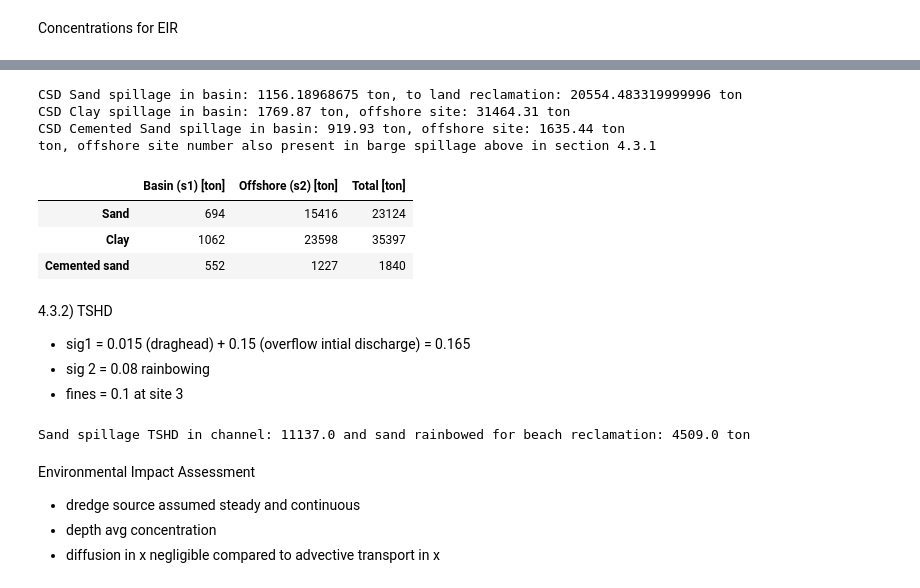
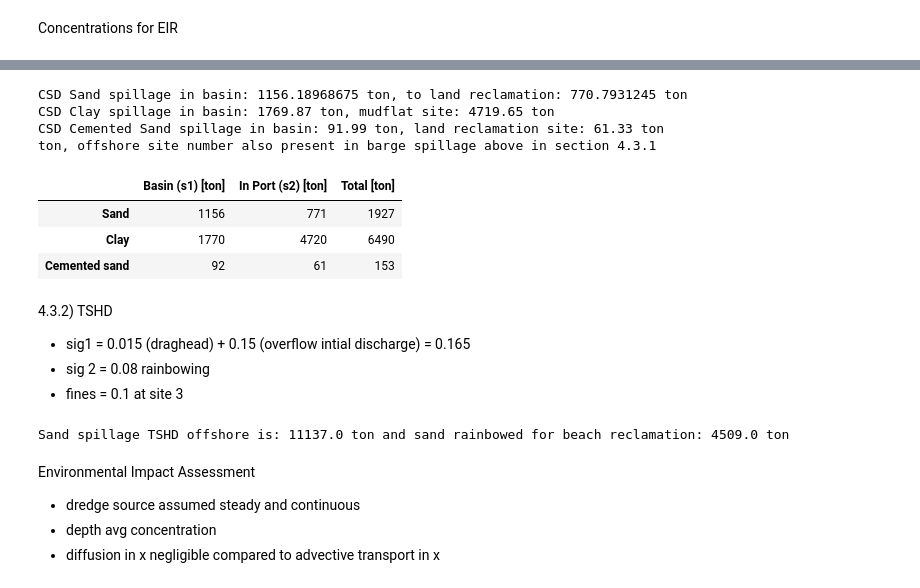
Before and after one commit to denisepierce01/Dredging, a Jupyter notebook: Dredging.ipynb, the cells around one changed output, grey strips where cells are left out. Cells and saved outputs as stored; diff of their text form; code cells hidden in the pictures.

```diff
--- a/Dredging.ipynb
+++ b/Dredging.ipynb
@@ -1226,38 +1235,38 @@ Sand will be disposed of in land reclamation and clay & cemented sand will be di
 #sig1= during excavation the % of fines entrained from cutter (Becker 2015)
 #sig2 = % of fines released during disposal (from becker 2015)
 
-s_CSD_Sand1 = Spillage_basin(basin_Sand_vol, dry_dens_sand, f=0.35, sig1 = 0.05, sig2 = 0.08)
+s_CSD_Sand1 = Spillage_basin(basin_Sand_vol, dry_dens_sand, f=0.35, sig1 = 0.05, sig2 = 0.03)
 s_CSD_Clay1 = Spillage_basin(basin_Clay_vol, dry_dens_clay, f=1, sig1 = 0.05, sig2 = 0.08) # *0.1 for bubble efficiency of bubble screen and 0.9 for CSD cut ratio
-s_CSD_cementedsand1 = Spillage_basin(basin_Cemented_Sand_vol, dry_dens_cemented_sand, f=0.04, sig1 = 0.05, sig2 = 0.08) #4% FINES # *0.9 for CSD cut ratio
+s_CSD_cementedsand1 = Spillage_basin(basin_Cemented_Sand_vol, dry_dens_cemented_sand, f=0.04, sig1 = 0.05, sig2 = 0.03) #4% FINES # *0.9 for CSD cut ratio
 
-print('CSD Sand spillage in basin:', s_CSD_Sand1[0]*0.9*0.1, 'ton, to land reclamation:', s_CSD_Sand1[1], 'ton')
-print('CSD Clay spillage in basin:', f'{s_CSD_Clay1[0]*0.9 *0.1:.2f}', 'ton, offshore site:', f'{s_CSD_Clay1[1]:.2f}', 'ton')
-print('CSD Cemented Sand spillage in basin:', f'{s_CSD_cementedsand1[0]*0.9:.2f}', 'ton, offshore site:', f'{s_CSD_cementedsand1[1]:.2f}', 'ton')
+print('CSD Sand spillage in basin:', s_CSD_Sand1[0]*0.9*0.1, 'ton, to land reclamation:', s_CSD_Sand1[1]*0.1, 'ton')
+print('CSD Clay spillage in basin:', f'{s_CSD_Clay1[0]*0.9 *0.1:.2f}', 'ton, mudflat site:', f'{s_CSD_Clay1[1]*0.5 * 0.3:.2f}', 'ton')  #0.5 for dewatering 0.3 for sand ring
+print('CSD Cemented Sand spillage in basin:', f'{s_CSD_cementedsand1[0]*0.1*0.9:.2f}', 'ton, land reclamation site:', f'{s_CSD_cementedsand1[1]*0.1:.2f}', 'ton')
 print('ton, offshore site number also present in barge spillage above in section 4.3.1')
 # %% [output]
-CSD Sand spillage in basin: 1156.18968675 ton, to land reclamation: 20554.483319999996 ton
-CSD Clay spillage in basin: 1769.87 ton, offshore site: 31464.31 ton
-CSD Cemented Sand spillage in basin: 919.93 ton, offshore site: 1635.44 ton
+CSD Sand spillage in basin: 1156.18968675 ton, to land reclamation: 770.7931245 ton
+CSD Clay spillage in basin: 1769.87 ton, mudflat site: 4719.65 ton
+CSD Cemented Sand spillage in basin: 91.99 ton, land reclamation site: 61.33 ton
 ton, offshore site number also present in barge spillage above in section 4.3.1
 # %%
 # create a summary table of CSD spillage (values are in tons) in Basin and offshore
 rows = ['Sand', 'Clay', 'Cemented sand']
 data = {
-    'Basin (s1) [ton]': [s_CSD_Sand1[0]*0.9*0.1, s_CSD_Clay1[0]*0.1*0.9, s_CSD_cementedsand1[0]*0.9],
-    'Offshore (s2) [ton]': [s_CSD_Sand1[1], s_CSD_Clay1[1], s_CSD_cementedsand1[1]],
-    'Total [ton]': [s_CSD_Sand1[2], s_CSD_Clay1[2], s_CSD_cementedsand1[2]],
+    'Basin (s1) [ton]': [s_CSD_Sand1[0]*0.9*0.1, s_CSD_Clay1[0]*0.1*0.9, s_CSD_cementedsand1[0]*0.9*0.1],
+    'In Port (s2) [ton]': [s_CSD_Sand1[1]*0.1, s_CSD_Clay1[1]*0.5 *0.3, s_CSD_cementedsand1[1]*0.1],
+    'Total [ton]': [s_CSD_Sand1[0]*0.9*0.1+s_CSD_Sand1[1]*0.1, s_CSD_Clay1[0]*0.1*0.9+s_CSD_Clay1[1]*0.5 *0.3, s_CSD_cementedsand1[0]*0.9*0.1+s_CSD_cementedsand1[1]*0.1],
 }
 
 df_spillage = pd.DataFrame(data, index=rows)
 # round for readability
 df_spillage = df_spillage.round(0).astype(int)
 
 display(df_spillage)
 # %% [output]
-|  | Basin (s1) [ton] | Offshore (s2) [ton] | Total [ton] |
-| Sand | 694 | 15416 | 23124 |
-| Clay | 1062 | 23598 | 35397 |
-| Cemented sand | 552 | 1227 | 1840 |
+|  | Basin (s1) [ton] | In Port (s2) [ton] | Total [ton] |
+| Sand | 1156 | 771 | 1927 |
+| Clay | 1770 | 4720 | 6490 |
+| Cemented sand | 92 | 61 | 153 |
 # %% [markdown]
 4.3.2) TSHD
   - sig1 = 0.015 (draghead) + 0.15 (overflow intial discharge) = 0.165
@@ -1282,10 +1291,9 @@ def Spillage_channel(vol_situ, dry_dens,f, sig1, sig2):# f is fraction fines, si
 # print('Clay spillage: in basin', round(s_TSHD1[0],0), 'ton, at disposal site:', round(s_TSHD1[1],0), 'ton')
 
 s_TSHD2 = Spillage_channel(reclam_vol_after_basinsand_Csand, rho_excav, 0.10,0.165, 0.08)  #Assume a spillage of 16.5% near the draghead+overflow and 8% for rainbowing
-print('Sand spillage TSHD in channel:', round(s_TSHD2[0],0), 'and sand rainbowed for beach reclamation:', round(s_TSHD2[1],0), 'ton')
-# print('Sand spillage TSHD: in channel', round(s_TSHD2[0],0), 'ton, at disposal site:', round(s_TSHD2[1],0), 'ton')
+print('Sand spillage TSHD offshore is:', round(s_TSHD2[0],0), 'ton','and sand rainbowed for beach reclamation:', round(s_TSHD2[1],0), 'ton')
 # %% [output]
-Sand spillage TSHD in channel: 11137.0 and sand rainbowed for beach reclamation: 4509.0 ton
+Sand spillage TSHD offshore is: 11137.0 ton and sand rainbowed for beach reclamation: 4509.0 ton
 # %% [markdown]
 Environmental Impact Assessment
 - dredge source assumed steady and continuous
```
Also changed, not shown: parts of 9 cells of this notebook.
